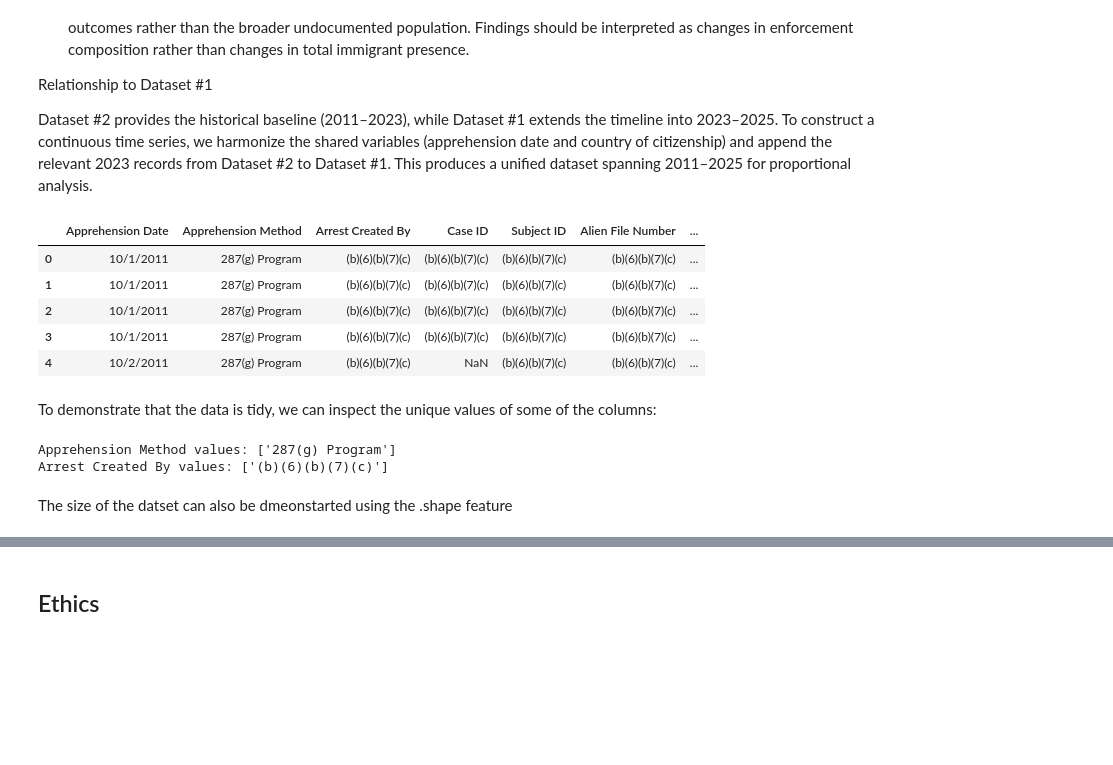
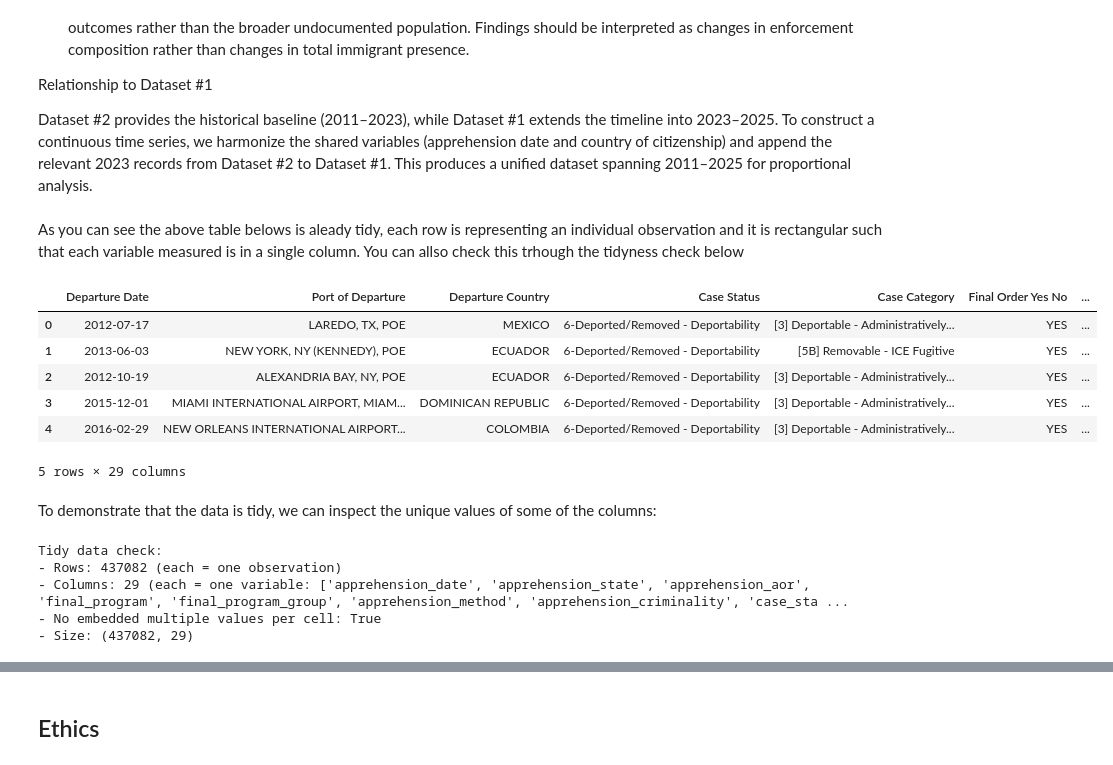
Before and after one commit to COGS108/Group109_WI26, a Jupyter notebook: 01-DataCheckpoint.ipynb, the cells around one changed output, grey strips where cells are left out. Saved outputs shown, nothing was run; the diff lists cells and outputs as text; code cells hidden in the pictures; blank space fills up the shorter version.

```diff
--- a/01-DataCheckpoint.ipynb
+++ b/01-DataCheckpoint.ipynb
@@ -284,24 +304,33 @@ The dataset includes only individuals who were formally removed. It excludes tho
 Relationship to Dataset #1
 
 Dataset #2 provides the historical baseline (2011–2023), while Dataset #1 extends the timeline into 2023–2025. To construct a continuous time series, we harmonize the shared variables (apprehension date and country of citizenship) and append the relevant 2023 records from Dataset #2 to Dataset #1. This produces a unified dataset spanning 2011–2025 for proportional analysis.
+# %% [markdown]
+As you can see the above table belows is aleady tidy, each row is representing an individual observation and it is rectangular such that each variable measured is in a single column. You can allso check this trhough the tidyness check below
 # %%
 ## YOUR CODE TO LOAD/CLEAN/TIDY/WRANGLE THE DATA GOES HERE
-ice_arrests_2011_2023 = pd.read_csv("data/00-raw/ice_arrests_2011_2023.csv")
-ice_arrests_2011_2023.head()
+ice_removals_2011_2023 = pd.read_csv("data/00-raw/ice_removals_2011_2023.csv")
+ice_removals_2011_2023.head()
 # %% [output]
-|  | Apprehension Date | Apprehension Method | Arrest Created By | Case ID | Subject ID | Alien File Number | ... |
-| 0 | 10/1/2011 | 287(g) Program | (b)(6)(b)(7)(c) | (b)(6)(b)(7)(c) | (b)(6)(b)(7)(c) | (b)(6)(b)(7)(c) | ... |
-| 1 | 10/1/2011 | 287(g) Program | (b)(6)(b)(7)(c) | (b)(6)(b)(7)(c) | (b)(6)(b)(7)(c) | (b)(6)(b)(7)(c) | ... |
-| 2 | 10/1/2011 | 287(g) Program | (b)(6)(b)(7)(c) | (b)(6)(b)(7)(c) | (b)(6)(b)(7)(c) | (b)(6)(b)(7)(c) | ... |
-| 3 | 10/1/2011 | 287(g) Program | (b)(6)(b)(7)(c) | (b)(6)(b)(7)(c) | (b)(6)(b)(7)(c) | (b)(6)(b)(7)(c) | ... |
-| 4 | 10/2/2011 | 287(g) Program | (b)(6)(b)(7)(c) | NaN | (b)(6)(b)(7)(c) | (b)(6)(b)(7)(c) | ... |
+|  | Departure Date | Port of Departure | Departure Country | Case Status | Case Category | Final Order Yes No | ... |
+| 0 | 2012-07-17 | LAREDO, TX, POE | MEXICO | 6-Deported/Removed - Deportability | [3] Deportable - Administratively... | YES | ... |
+| 1 | 2013-06-03 | NEW YORK, NY (KENNEDY), POE | ECUADOR | 6-Deported/Removed - Deportability | [5B] Removable - ICE Fugitive | YES | ... |
+| 2 | 2012-10-19 | ALEXANDRIA BAY, NY, POE | ECUADOR | 6-Deported/Removed - Deportability | [3] Deportable - Administratively... | YES | ... |
+| 3 | 2015-12-01 | MIAMI INTERNATIONAL AIRPORT, MIAM... | DOMINICAN REPUBLIC | 6-Deported/Removed - Deportability | [3] Deportable - Administratively... | YES | ... |
+| 4 | 2016-02-29 | NEW ORLEANS INTERNATIONAL AIRPORT... | COLOMBIA | 6-Deported/Removed - Deportability | [3] Deportable - Administratively... | YES | ... |
+5 rows × 29 columns
 # %% [markdown]
 To demonstrate that the data is tidy, we can inspect the unique values of some of the columns:
-# %%
-print('Apprehension Method values:', ice_arrests_2011_2023['Apprehension Method'].unique())
-print('Arrest Created By values:', ice_arrests_2011_2023['Arrest Created By'].unique())
-# %% [output]
-Apprehension Method values: ['287(g) Program']
-Arrest Created By values: ['(b)(6)(b)(7)(c)']
-# %% [markdown]
-The size of the datset can also be dmeonstarted using the .shape feature
+# %%
+print(f"""
+Tidy data check:
+- Rows: {len(ice_removals_2011_2023)} (each = one observation)
+- Columns: {ice_removals_2011_2023.shape[1]} (each = one variable: {ice_arrests_2023_2025.columns.tolist()})
+- No embedded multiple values per cell: {ice_removals_2011_2023.apply(lambda col: col.astype(str).str.contains(',|;|/').any()).any()}
+- Size: {ice_removals_2011_2023.shape}
+""")
+# %% [output]
+Tidy data check:
+- Rows: 437082 (each = one observation)
+- Columns: 29 (each = one variable: ['apprehension_date', 'apprehension_state', 'apprehension_aor', 'final_program', 'final_program_group', 'apprehension_method', 'apprehension_criminality', 'case_sta ...
+- No embedded multiple values per cell: True
+- Size: (437082, 29)
```
Also changed, not shown: parts of 28 cells of this notebook.
